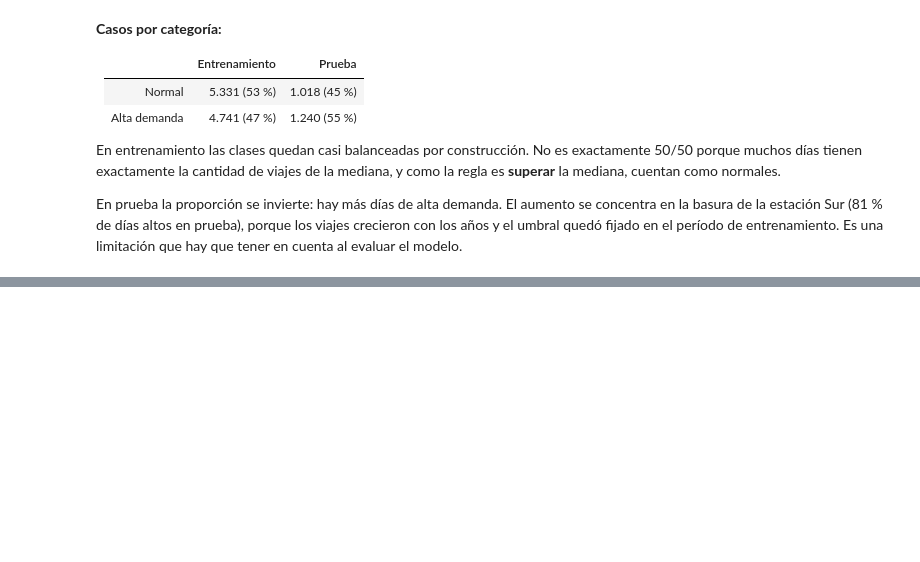
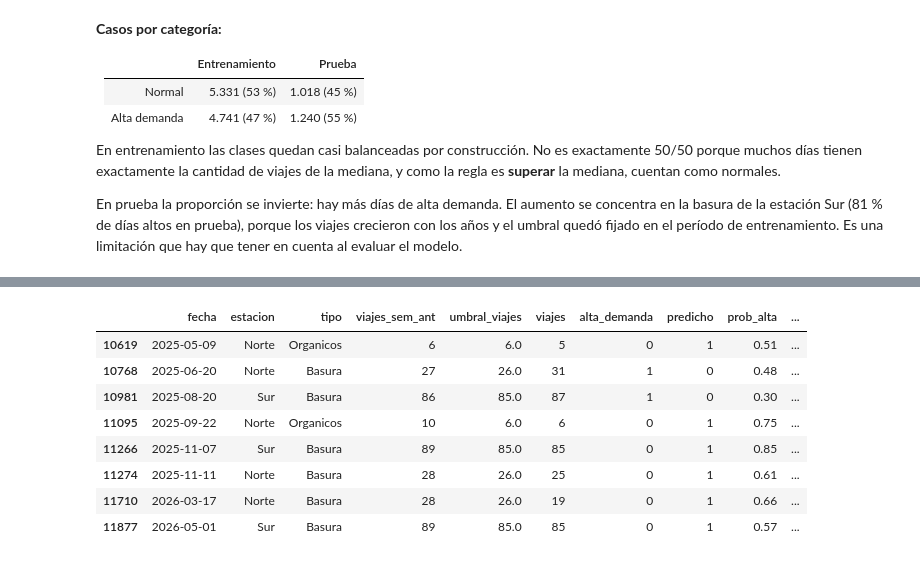
Before and after one commit to Naccho27/tp-predictivos, a Jupyter notebook: notebooks/02_clasificacion_arbol.ipynb, the cells around one changed output, grey strips where cells are left out. Saved outputs shown, nothing was run; the diff lists cells and outputs as text; code cells hidden in the pictures; blank space fills up the shorter version.

```diff
--- a/notebooks/02_clasificacion_arbol.ipynb
+++ b/notebooks/02_clasificacion_arbol.ipynb
@@ -236,0 +345,14 @@ En prueba la proporción se invierte: hay más días de alta demanda. El aumento
+# %%
+# Paso 11 · Ejemplos de valores reales y predichos
+
+# Por qué: la consigna pide mostrar ejemplos para interpretar aciertos y errores.
+
+# Tabla con los datos de prueba, la categoría real, la predicha y la probabilidad
+ejemplos = df.loc[~es_entrenamiento, ["fecha", "estacion", "tipo", "viajes_sem_ant",
+                                       "umbral_viajes", "viajes", "alta_demanda"]].copy()
+ejemplos["predicho"] = pred_arbol
+ejemplos["prob_alta"] = prob_arbol.round(2)
+ejemplos["acierto"] = ejemplos["alta_demanda"] == ejemplos["predicho"]
+
+# Un día común completo: las cinco combinaciones del martes 11/03/2025
+ejemplos[ejemplos["fecha"] == "2025-03-11"]
@@ -236,0 +366,13 @@ En prueba la proporción se invierte: hay más días de alta demanda. El aumento
+# %%
+# Una muestra de errores (random_state fija cuáles salen, para que siempre sean los mismos)
+ejemplos[~ejemplos["acierto"]].sample(8, random_state=42).sort_values("fecha")
+# %% [output]
+|  | fecha | estacion | tipo | viajes_sem_ant | umbral_viajes | viajes | alta_demanda | predicho | prob_alta | ... |
+| 10619 | 2025-05-09 | Norte | Organicos | 6 | 6.0 | 5 | 0 | 1 | 0.51 | ... |
+| 10768 | 2025-06-20 | Norte | Basura | 27 | 26.0 | 31 | 1 | 0 | 0.48 | ... |
+| 10981 | 2025-08-20 | Sur | Basura | 86 | 85.0 | 87 | 1 | 0 | 0.30 | ... |
+| 11095 | 2025-09-22 | Norte | Organicos | 10 | 6.0 | 6 | 0 | 1 | 0.75 | ... |
+| 11266 | 2025-11-07 | Sur | Basura | 89 | 85.0 | 85 | 0 | 1 | 0.85 | ... |
+| 11274 | 2025-11-11 | Norte | Basura | 28 | 26.0 | 25 | 0 | 1 | 0.61 | ... |
+| 11710 | 2026-03-17 | Norte | Basura | 28 | 26.0 | 19 | 0 | 1 | 0.66 | ... |
+| 11877 | 2026-05-01 | Sur | Basura | 89 | 85.0 | 85 | 0 | 1 | 0.57 | ... |
```
Also changed, not shown: parts of 11 cells of this notebook, 1 other file.
